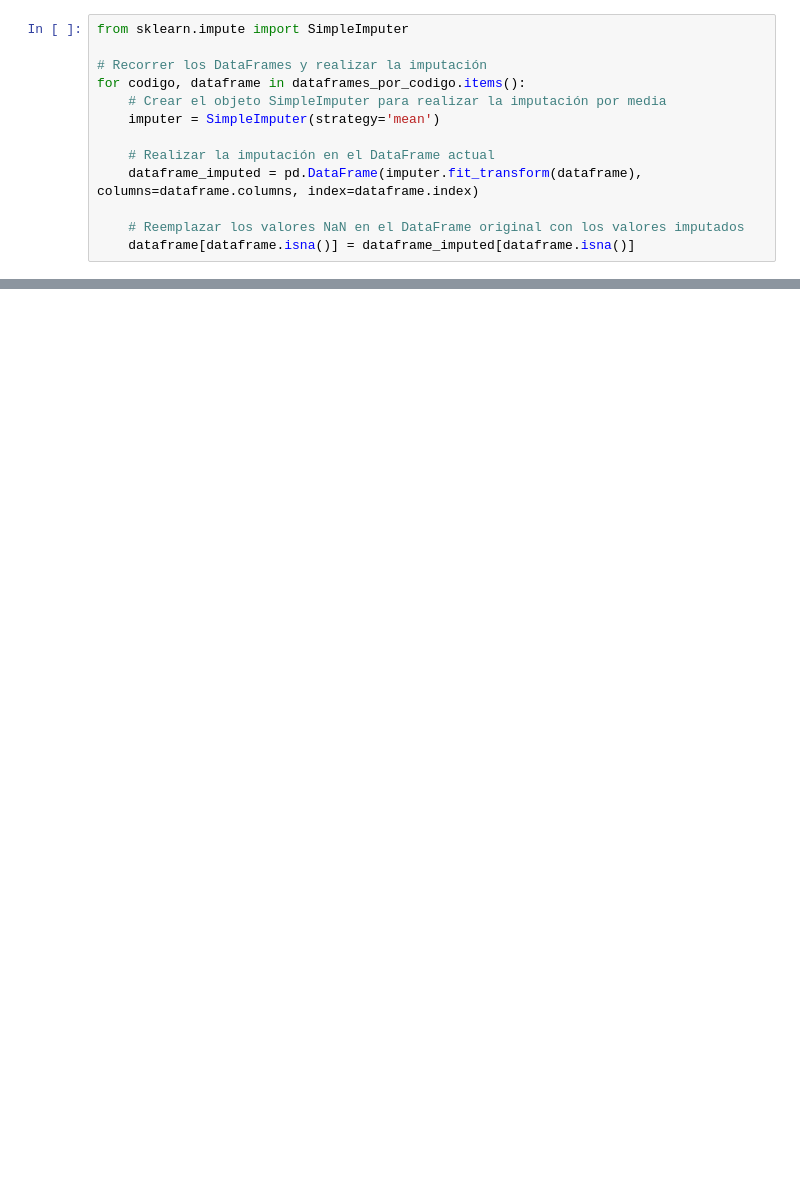
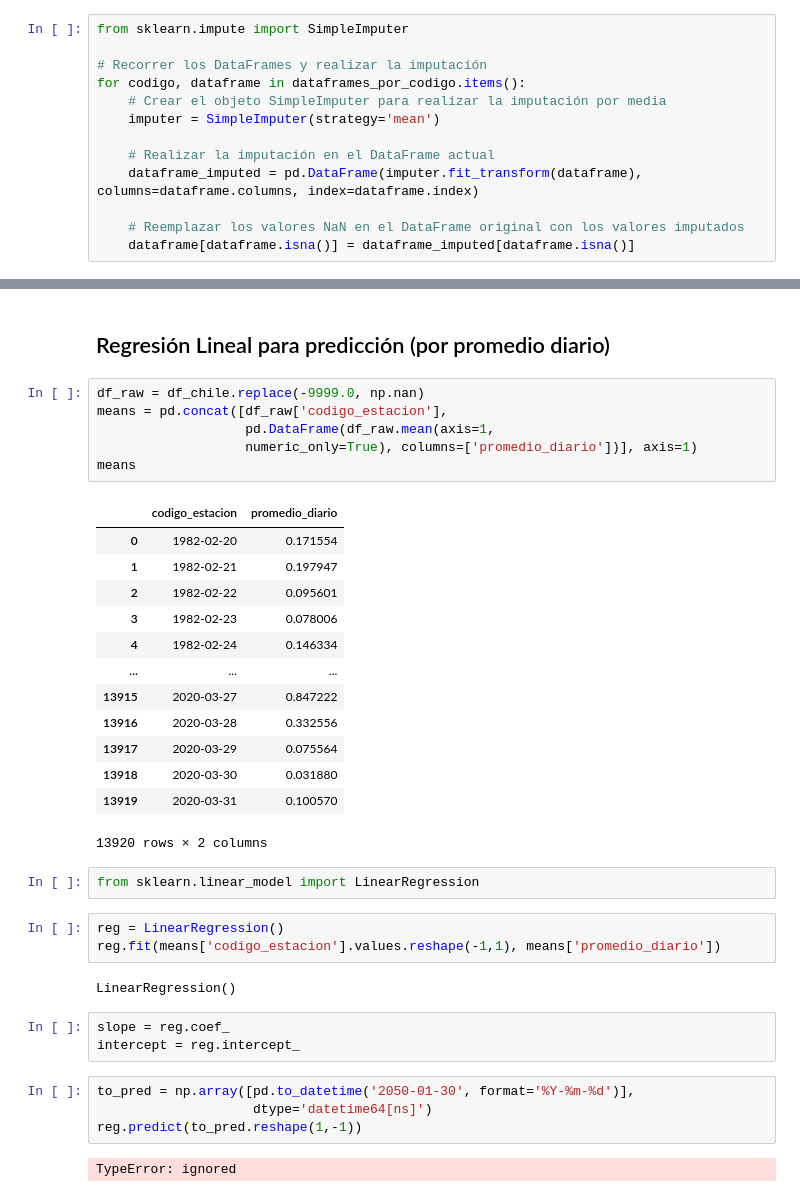
Before and after one commit to Diegogp95/mineria, a Jupyter notebook: Test_Mineria_Datos.ipynb, the cells around one changed output, grey strips where cells are left out. Cells and saved outputs as stored; diff of their text form; blank space fills up the shorter version.

```diff
--- a/Test_Mineria_Datos.ipynb
+++ b/Test_Mineria_Datos.ipynb
@@ -715,0 +700,38 @@ plt.show()
+# %% [markdown]
+## Regresión Lineal para predicción (por promedio diario)
+# %%
+df_raw = df_chile.replace(-9999.0, np.nan)
+means = pd.concat([df_raw['codigo_estacion'],
+                   pd.DataFrame(df_raw.mean(axis=1,
+                   numeric_only=True), columns=['promedio_diario'])], axis=1)
+means
+# %% [output]
+|  | codigo_estacion | promedio_diario |
+| 0 | 1982-02-20 | 0.171554 |
+| 1 | 1982-02-21 | 0.197947 |
+| 2 | 1982-02-22 | 0.095601 |
+| 3 | 1982-02-23 | 0.078006 |
+| 4 | 1982-02-24 | 0.146334 |
+| ... | ... | ... |
+| 13915 | 2020-03-27 | 0.847222 |
+| 13916 | 2020-03-28 | 0.332556 |
+| 13917 | 2020-03-29 | 0.075564 |
+| 13918 | 2020-03-30 | 0.031880 |
+| 13919 | 2020-03-31 | 0.100570 |
+13920 rows × 2 columns
+# %%
+from sklearn.linear_model import LinearRegression
+# %%
+reg = LinearRegression()
+reg.fit(means['codigo_estacion'].values.reshape(-1,1), means['promedio_diario'])
+# %% [output]
+LinearRegression()
+# %%
+slope = reg.coef_
+intercept = reg.intercept_
+# %%
+to_pred = np.array([pd.to_datetime('2050-01-30', format='%Y-%m-%d')],
+                    dtype='datetime64[ns]')
+reg.predict(to_pred.reshape(1,-1))
+# %% [output]
+TypeError: ignored
```
Also changed, not shown: parts of 45 cells of this notebook.
